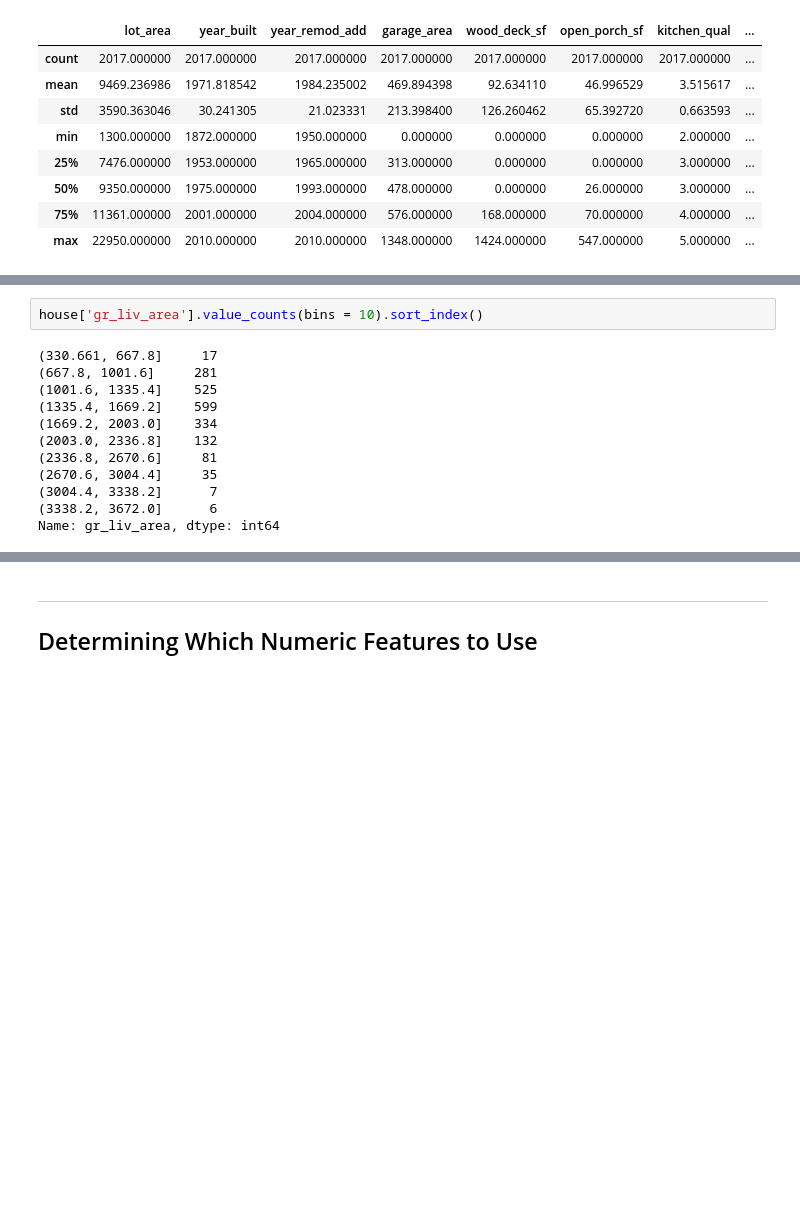
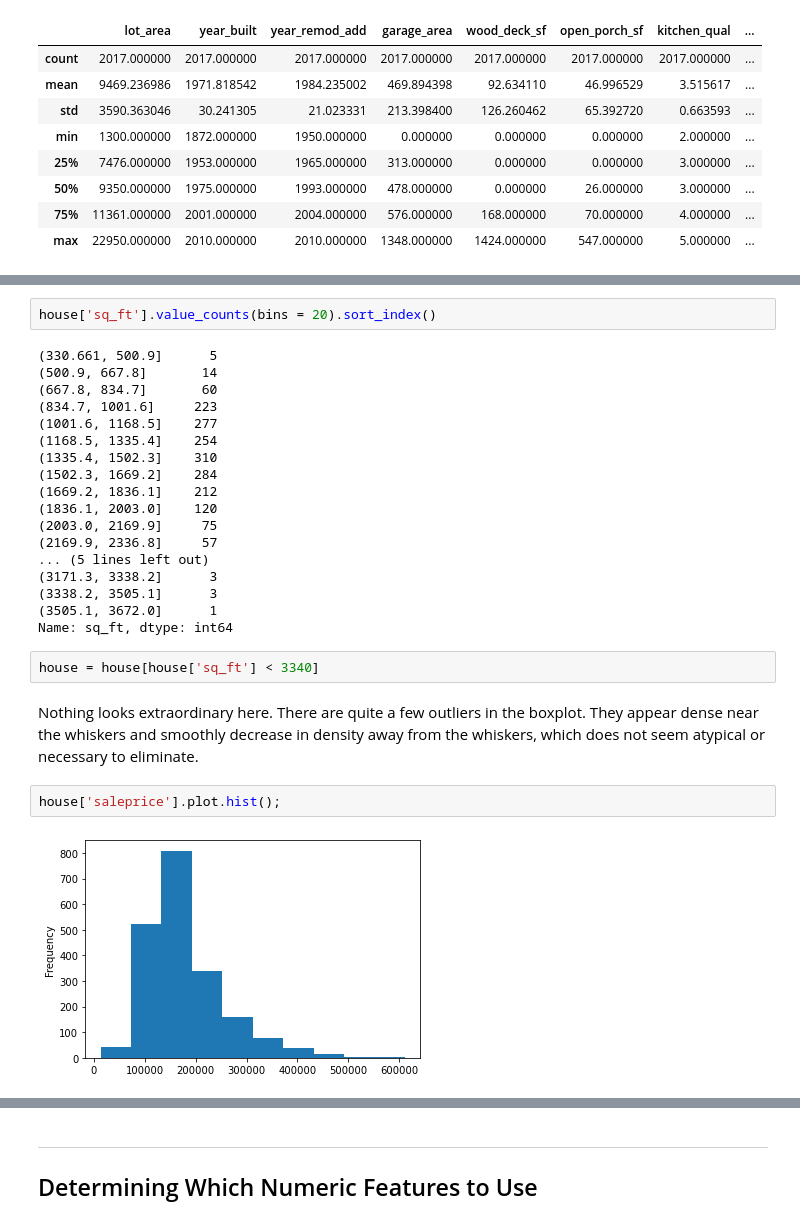
Before and after one commit to jguo052/Ames-Housing-Price-Regression, a Jupyter notebook: code/EDA.ipynb, the cells around one changed output, grey strips where cells are left out. Drawn from its saved outputs; the diff is of its cells as text; blank space fills up the shorter version.

```diff
--- a/code/EDA.ipynb
+++ b/code/EDA.ipynb
@@ -402,14 +377,28 @@ sns.boxplot(x = house['gr_liv_area'])
 # %%
-house['gr_liv_area'].value_counts(bins = 10).sort_index()
+house['sq_ft'].value_counts(bins = 20).sort_index()
 # %% [output]
-(330.661, 667.8]     17
-(667.8, 1001.6]     281
-(1001.6, 1335.4]    525
-(1335.4, 1669.2]    599
-(1669.2, 2003.0]    334
-(2003.0, 2336.8]    132
-(2336.8, 2670.6]     81
-(2670.6, 3004.4]     35
-(3004.4, 3338.2]      7
-(3338.2, 3672.0]      6
-Name: gr_liv_area, dtype: int64
+(330.661, 500.9]      5
+(500.9, 667.8]       14
+(667.8, 834.7]       60
+(834.7, 1001.6]     223
+(1001.6, 1168.5]    277
+(1168.5, 1335.4]    254
+(1335.4, 1502.3]    310
+(1502.3, 1669.2]    284
+(1669.2, 1836.1]    212
+(1836.1, 2003.0]    120
+(2003.0, 2169.9]     75
+(2169.9, 2336.8]     57
+... (5 lines left out)
+(3171.3, 3338.2]      3
+(3338.2, 3505.1]      3
+(3505.1, 3672.0]      1
+Name: sq_ft, dtype: int64
+# %%
+house = house[house['sq_ft'] < 3340]
+# %% [markdown]
+Nothing looks extraordinary here. There are quite a few outliers in the boxplot. They appear dense near the whiskers and smoothly decrease in density away from the whiskers, which does not seem atypical or necessary to eliminate.
+# %%
+house['saleprice'].plot.hist();
+# %% [output]
+[figure, added]
```
Also changed, not shown: parts of 82 cells of this notebook, 2 other files.
